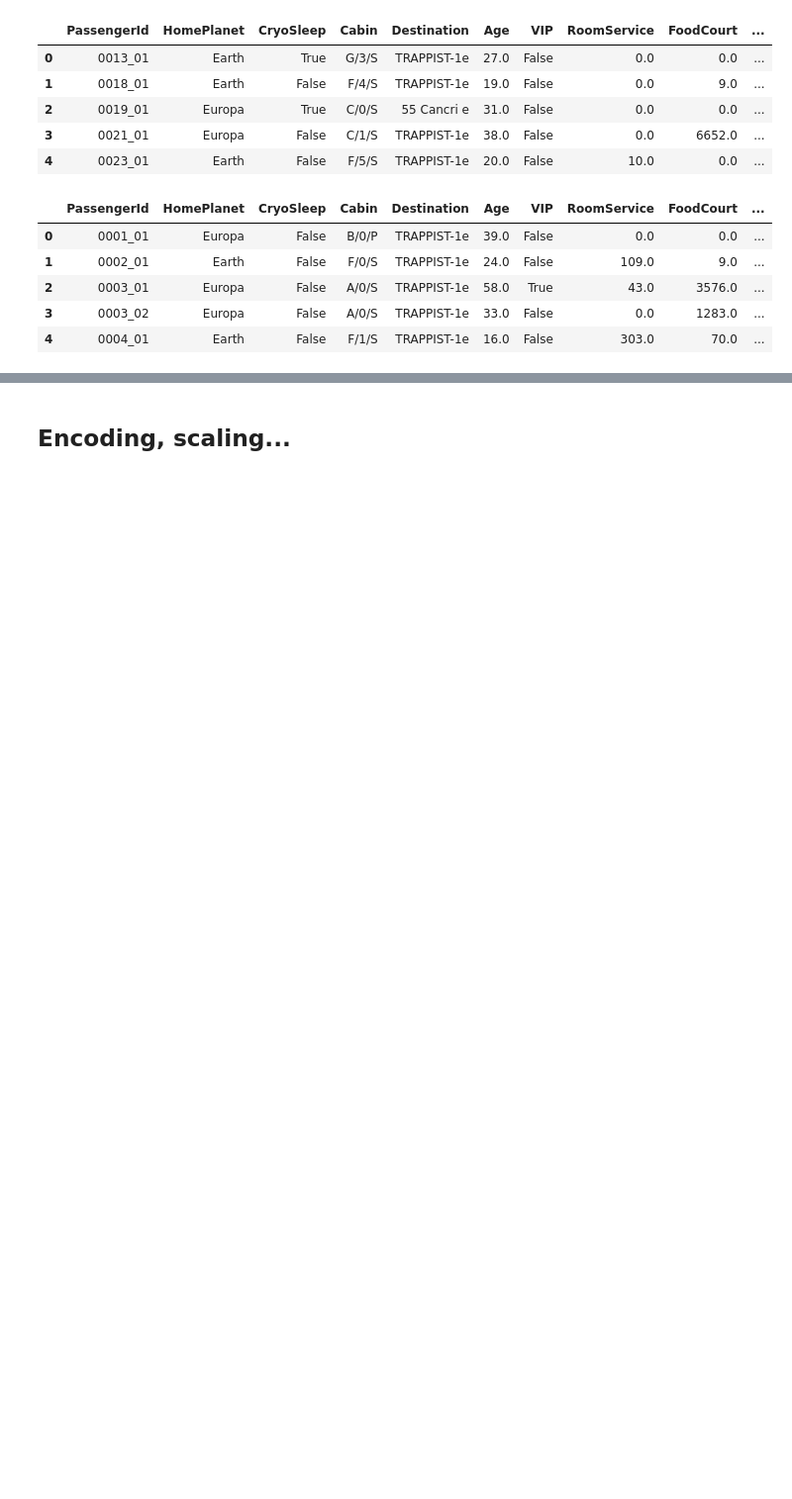
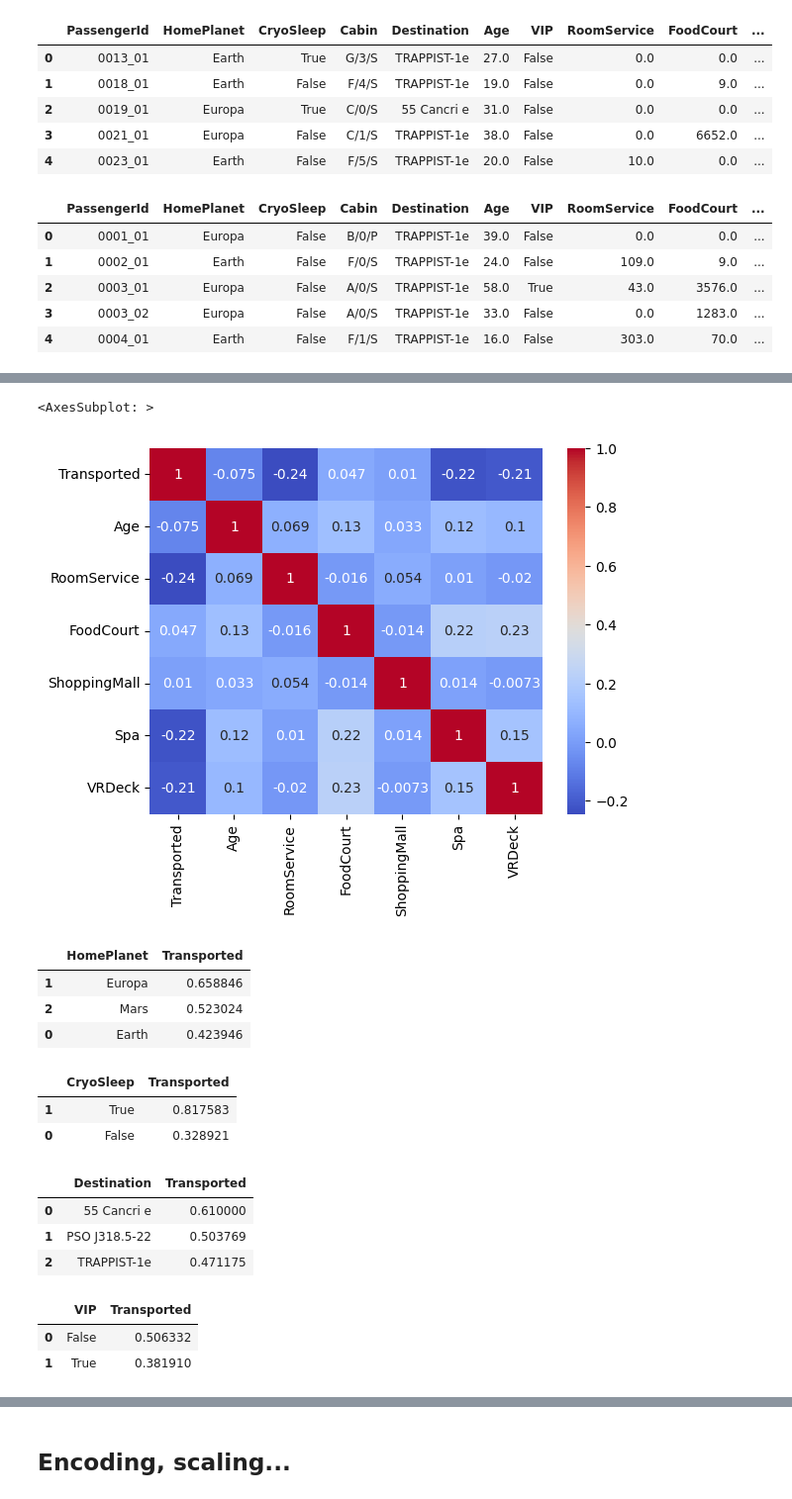
Before and after one commit to jaimesoroa/kaggle_spaceship-titanic, a Jupyter notebook: Notebook_Titanic.ipynb, the cells around one changed output, grey strips where cells are left out. Shown at 99% size. Saved outputs shown, nothing was run; the diff lists cells and outputs as text; code cells hidden in the pictures; blank space fills up the shorter version.

```diff
--- a/Notebook_Titanic.ipynb
+++ b/Notebook_Titanic.ipynb
@@ -51,0 +68,32 @@ original_train_df.head(5)
+# %%
+num_cols = ['Transported', 'Age', 'RoomService', 'FoodCourt', 'ShoppingMall', 'Spa', 'VRDeck']
+sns.heatmap(data=original_train_df[num_cols].corr(), annot=True, cmap='coolwarm')
+# %% [output]
+<AxesSubplot: >
+[figure, added]
+# %%
+original_train_df[['HomePlanet', 'Transported']].groupby(['HomePlanet'], as_index=False).mean().sort_values(by='Transported', ascending=False)
+# %% [output]
+|  | HomePlanet | Transported |
+| 1 | Europa | 0.658846 |
+| 2 | Mars | 0.523024 |
+| 0 | Earth | 0.423946 |
+# %%
+original_train_df[['CryoSleep', 'Transported']].groupby(['CryoSleep'], as_index=False).mean().sort_values(by='Transported', ascending=False)
+# %% [output]
+|  | CryoSleep | Transported |
+| 1 | True | 0.817583 |
+| 0 | False | 0.328921 |
+# %%
+original_train_df[['Destination', 'Transported']].groupby(['Destination'], as_index=False).mean().sort_values(by='Transported', ascending=False)
+# %% [output]
+|  | Destination | Transported |
+| 0 | 55 Cancri e | 0.610000 |
+| 1 | PSO J318.5-22 | 0.503769 |
+| 2 | TRAPPIST-1e | 0.471175 |
+# %%
+original_train_df[['VIP', 'Transported']].groupby(['VIP'], as_index=False).mean().sort_values(by='Transported', ascending=False)
+# %% [output]
+|  | VIP | Transported |
+| 0 | False | 0.506332 |
+| 1 | True | 0.381910 |
```
Also changed, not shown: parts of 61 cells of this notebook, 3 other files.
